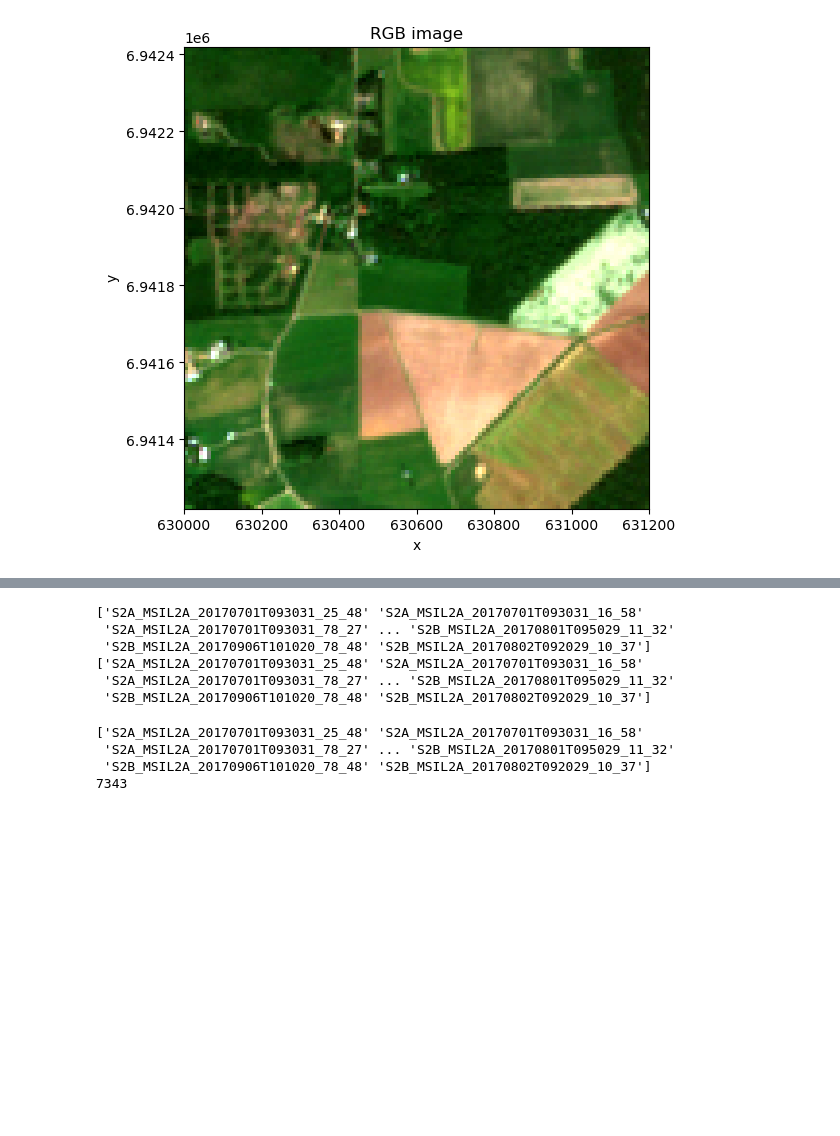
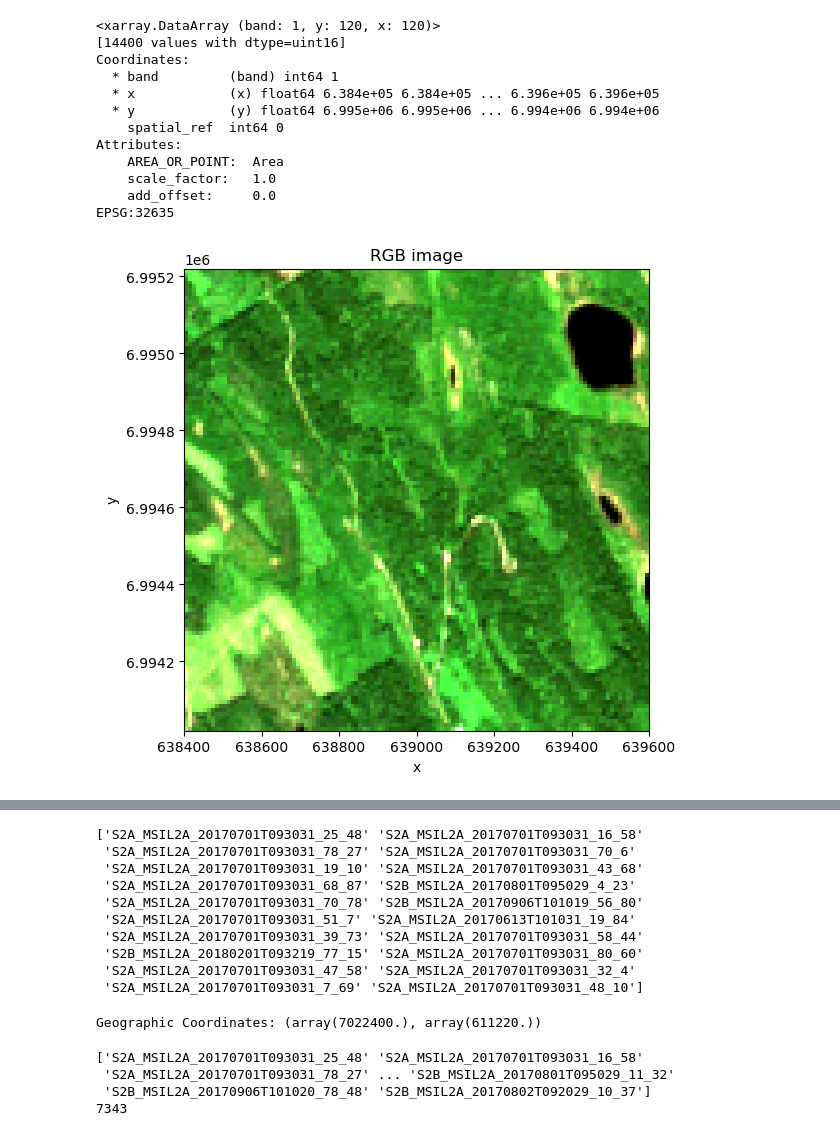
Before and after one commit to t8140140/urban-computing-assignment-2-bigearthnet, a Jupyter notebook: network.ipynb, the cells around one changed output, grey strips where cells are left out. Drawn from its saved outputs; the diff is of its cells as text; code cells hidden in the pictures; blank space fills up the shorter version.

```diff
--- a/network.ipynb
+++ b/network.ipynb
@@ -10,44 +10,51 @@ from tensorflow.keras.callbacks import TensorBoard
 def norm_diff(x,y):
     return (x-y)/(x+y)
 
-child = "S2A_MSIL2A_20170701T093031_25_48"  # good example for faulty NDMI and pretty picture
-# child = "S2A_MSIL2A_20170701T093031_16_23"  # non faulty NDMI
+child = "S2B_MSIL2A_20170801T095029_11_32"  # good example for faulty NDMI and pretty picture
+child = "S2A_MSIL2A_20170701T093031_32_4"  # non faulty NDMI
 
 def plot_folder(folder,rgb=True):
     parent = "data/"
     if rgb:
         plt.figure(figsize=(6, 6))
         blue = rix.open_rasterio(parent+f"{folder}/{folder}_B02.tif")
+        print(blue)
+        print(blue.rio.crs)
         green = rix.open_rasterio(parent+f"{folder}/{folder}_B03.tif")
         red = rix.open_rasterio(parent+f"{folder}/{folder}_B04.tif")
         rgb_img = rx.concat([red, green, blue], dim='band')
         # rgb_img = (red+green+blue).squeeze()
         rgb_img.plot.imshow(robust=True)
         plt.title("RGB image")
         plt.show()
 
     elif not rgb:
         plt.figure(figsize=(6, 6))
         nir = rix.open_rasterio(parent+f"{folder}/{folder}_B8A.tif")
         swir = rix.open_rasterio(parent+f"{folder}/{folder}_B11.tif")
         nir = nir.astype('float32')
         swir = swir.astype('float32')
 
         avg_ndmi = np.mean(norm_diff(nir.values,swir.values).squeeze())
         ndmi_img = norm_diff(nir,swir).squeeze()
-        # ndmi_img = np.clip(ndmi_img, -1, 1)
-        # print(avg_ndmi)
-        # plt.imshow(ndmi)
-        # plt.colorbar(label='Pixel Values')
-        # plt.title('GeoTIFF Image')
-        # plt.show()
+
         ndmi_img.plot.imshow(robust=True,cmap='viridis')
         plt.title(f"NDMI image. Average NDMI:{avg_ndmi:.2f}")
         plt.show()
 
 plot_folder(child,rgb=True)
 plot_folder(child,rgb=False)
-print(folders)
-print(folders_clean)
 # %% [output]
+<xarray.DataArray (band: 1, y: 120, x: 120)>
+[14400 values with dtype=uint16]
+Coordinates:
+  * band         (band) int64 1
+  * x            (x) float64 6.384e+05 6.384e+05 ... 6.396e+05 6.396e+05
+  * y            (y) float64 6.995e+06 6.995e+06 ... 6.994e+06 6.994e+06
+    spatial_ref  int64 0
+Attributes:
+    AREA_OR_POINT:  Area
+    scale_factor:   1.0
+    add_offset:     0.0
+EPSG:32635
-[figure, old version]
+[figure, new version]
@@ -55,9 +62,32 @@ print(folders_clean)
-['S2A_MSIL2A_20170701T093031_25_48' 'S2A_MSIL2A_20170701T093031_16_58'
- 'S2A_MSIL2A_20170701T093031_78_27' ... 'S2B_MSIL2A_20170801T095029_11_32'
- 'S2B_MSIL2A_20170906T101020_78_48' 'S2B_MSIL2A_20170802T092029_10_37']
-['S2A_MSIL2A_20170701T093031_25_48' 'S2A_MSIL2A_20170701T093031_16_58'
- 'S2A_MSIL2A_20170701T093031_78_27' ... 'S2B_MSIL2A_20170801T095029_11_32'
- 'S2B_MSIL2A_20170906T101020_78_48' 'S2B_MSIL2A_20170802T092029_10_37']
+['S2A_MSIL2A_20170701T093031_25_48' 'S2A_MSIL2A_20170701T093031_16_58'
+ 'S2A_MSIL2A_20170701T093031_78_27' 'S2A_MSIL2A_20170701T093031_70_6'
+ 'S2A_MSIL2A_20170701T093031_19_10' 'S2A_MSIL2A_20170701T093031_43_68'
+ 'S2A_MSIL2A_20170701T093031_68_87' 'S2B_MSIL2A_20170801T095029_4_23'
+ 'S2A_MSIL2A_20170701T093031_70_78' 'S2B_MSIL2A_20170906T101019_56_80'
+ 'S2A_MSIL2A_20170701T093031_51_7' 'S2A_MSIL2A_20170613T101031_19_84'
+ 'S2A_MSIL2A_20170701T093031_39_73' 'S2A_MSIL2A_20170701T093031_58_44'
+ 'S2B_MSIL2A_20180201T093219_77_15' 'S2A_MSIL2A_20170701T093031_80_60'
+ 'S2A_MSIL2A_20170701T093031_47_58' 'S2A_MSIL2A_20170701T093031_32_4'
+ 'S2A_MSIL2A_20170701T093031_7_69' 'S2A_MSIL2A_20170701T093031_48_10']
+# %%
+def convert_to_geo_coords(x, y, transform):
+    lon = transform[2] + x * transform[0] + y * transform[1]
+    lat = transform[5] + x * transform[4] + y * transform[3]
+    return lon, lat
+
+child = "S2A_MSIL2A_20170701T093031_32_4"  # non faulty NDMI
+blue = rix.open_rasterio(f"data/{child}/{child}_B02.tif")
+x_image, y_image = 6.384e+05, 6.995e+06  # Replace with actual image coordinates
+transform = blue.rio.transform()
+vectorized_convert = np.vectorize(convert_to_geo_coords, excluded=['transform'])
+
+# Apply the vectorized function to image coordinates
+geo_coordinates = vectorized_convert(x_image, y_image, transform=transform)
+
+print("Geographic Coordinates:", geo_coordinates)
+#  need to find out how to show the location of our satellite image
+# %% [output]
+Geographic Coordinates: (array(7022400.), array(611220.))
 # %%
 import os
 
```
Also changed, not shown: parts of 1 cell of this notebook, 1 other file.
